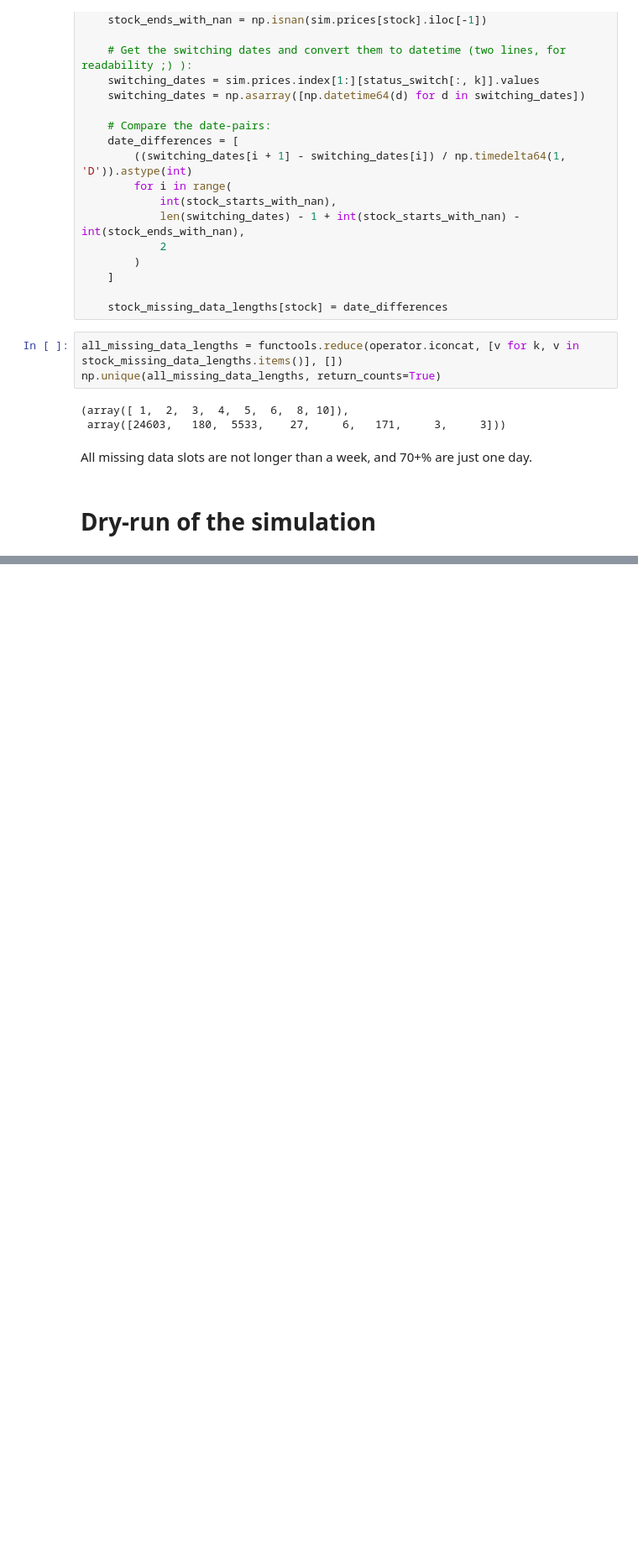
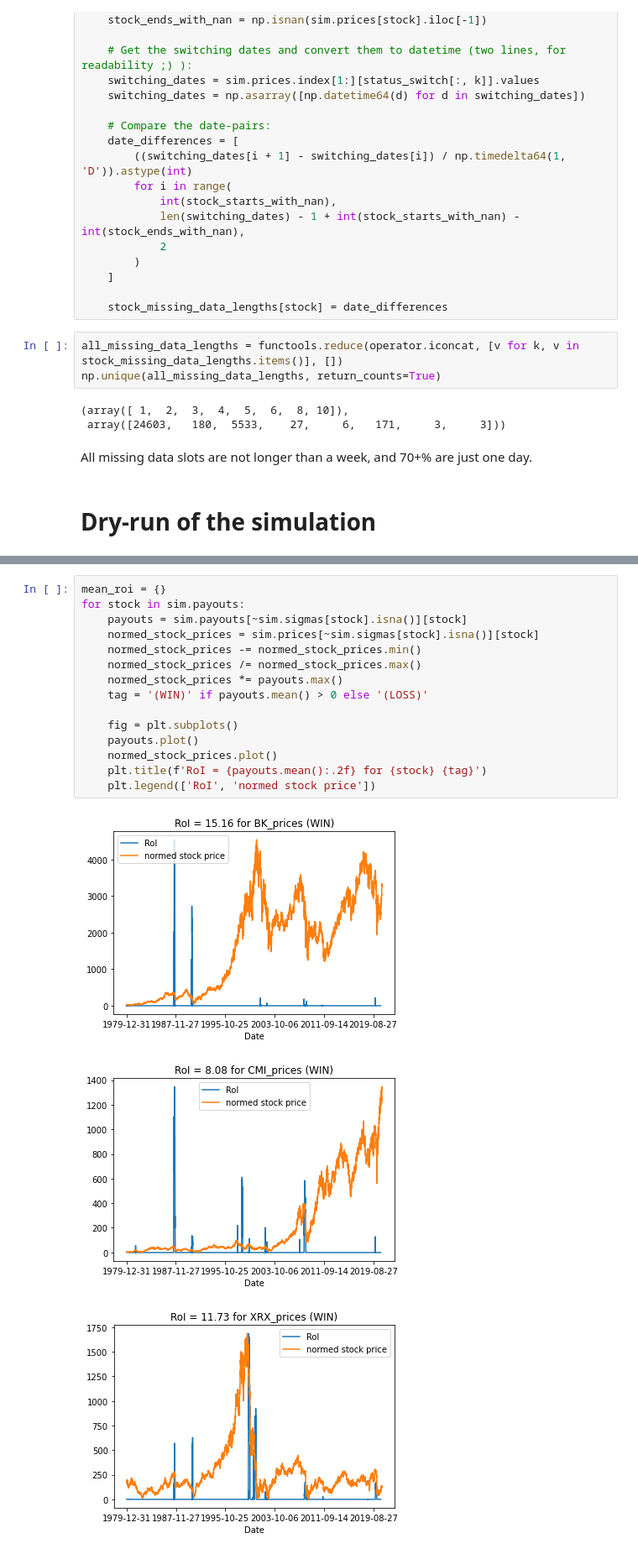
Before and after one commit to notger/black_swan_strategy, a Jupyter notebook: simulation_result_analysis.ipynb, the cells around one changed output, grey strips where cells are left out. Shown at 84% size. Cells and saved outputs as stored; diff of their text form; blank space fills up the shorter version.

Commit message:
- Added analysis plots to the notebook.

```diff
--- a/simulation_result_analysis.ipynb
+++ b/simulation_result_analysis.ipynb
@@ -139,3 +139,22 @@ Finished calculating the yearly sigmas.
 | 2021-01-28 | NaN | NaN | NaN | NaN | NaN |
 | 2021-01-29 | NaN | NaN | NaN | NaN | NaN |
 10552 rows × 5 columns
+# %%
+mean_roi = {}
+for stock in sim.payouts:
+    payouts = sim.payouts[~sim.sigmas[stock].isna()][stock]
+    normed_stock_prices = sim.prices[~sim.sigmas[stock].isna()][stock]
+    normed_stock_prices -= normed_stock_prices.min()
+    normed_stock_prices /= normed_stock_prices.max()
+    normed_stock_prices *= payouts.max()
+    tag = '(WIN)' if payouts.mean() > 0 else '(LOSS)'
+
+    fig = plt.subplots()
+    payouts.plot()
+    normed_stock_prices.plot()
+    plt.title(f'RoI = {payouts.mean():.2f} for {stock} {tag}')
+    plt.legend(['RoI', 'normed stock price'])
+# %% [output]
+[figure, added]
+[figure, added]
+[figure, added]
```
Also changed, not shown: parts of 5 cells of this notebook.
